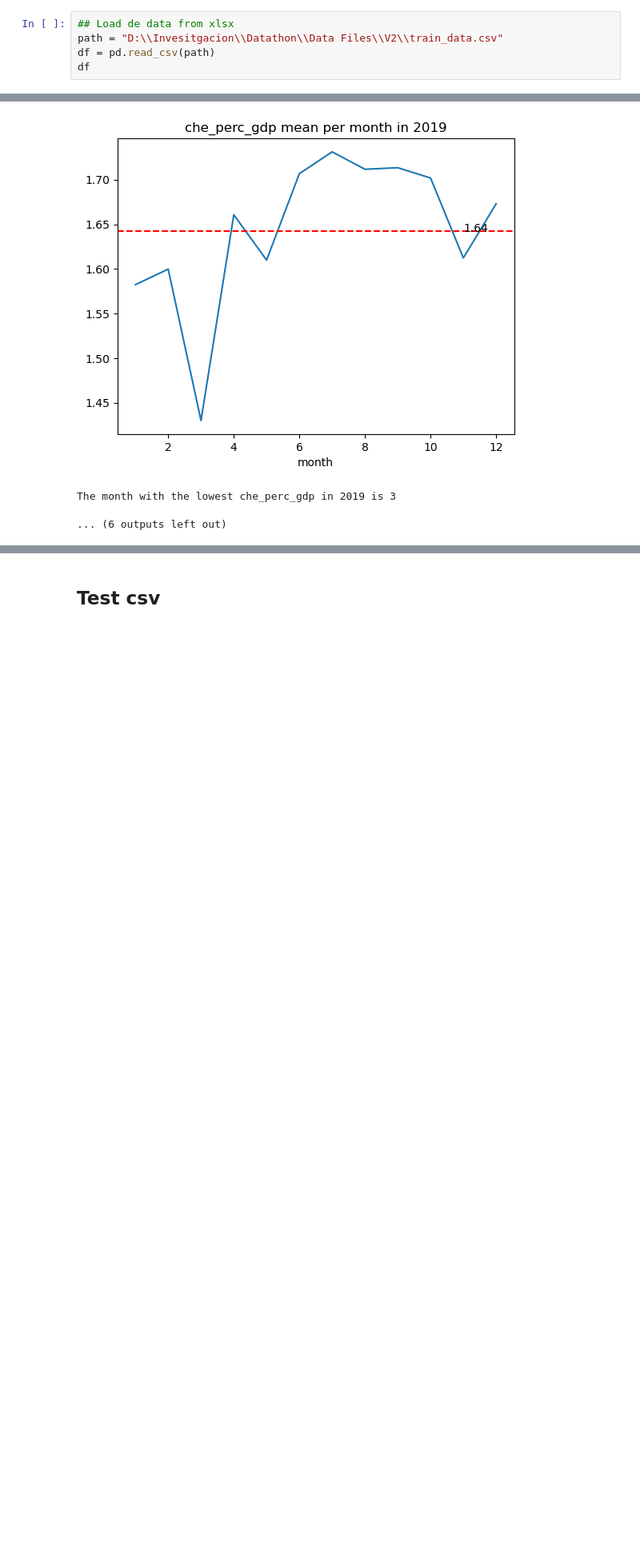
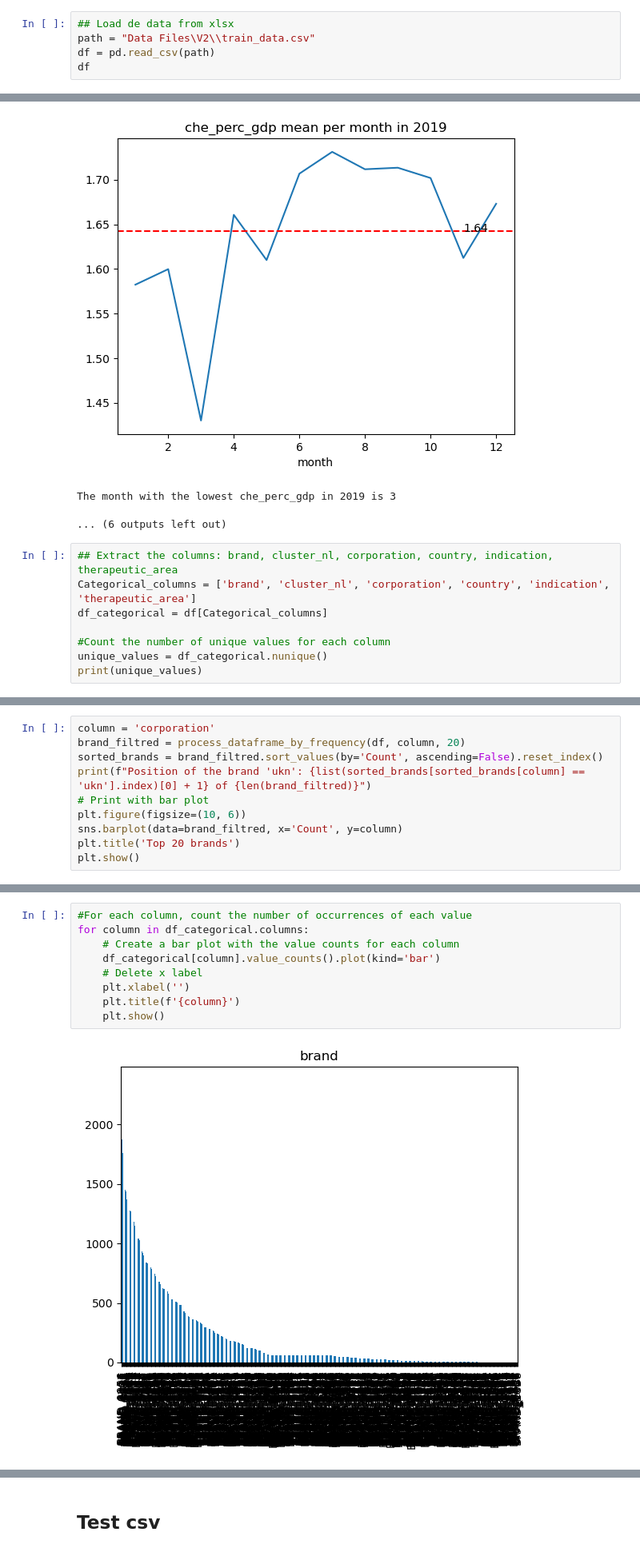
Before and after one commit to Mataas18/Datathon_Team20, a Jupyter notebook: Analysis.ipynb, the cells around one changed output, grey strips where cells are left out. Shown at 80% size. Drawn from its saved outputs; the diff is of its cells as text; blank space fills up the shorter version.

Commit message:
df processing

```diff
--- a/Analysis.ipynb
+++ b/Analysis.ipynb
@@ -5,7 +5,7 @@ import matplotlib.pyplot as plt
 import seaborn as sns
 # %%
 ## Load de data from xlsx
-path = "D:\\Invesitgacion\\Datathon\\Data Files\\V2\\train_data.csv"
+path = "Data Files\V2\\train_data.csv"
 df = pd.read_csv(path)
 df
 # %% [output]
@@ -216,3 +216,11 @@ The month with the lowest che_perc_gdp in 2018 is 6
 [figure]
 The month with the lowest che_perc_gdp in 2019 is 3
 ... (6 outputs left out)
+# %%
+## Extract the columns: brand, cluster_nl, corporation, country, indication, therapeutic_area
+Categorical_columns = ['brand', 'cluster_nl', 'corporation', 'country', 'indication', 'therapeutic_area']
+df_categorical = df[Categorical_columns]
+
+#Count the number of unique values for each column
+unique_values = df_categorical.nunique()
+print(unique_values)
@@ -218,0 +286,10 @@ The month with the lowest che_perc_gdp in 2019 is 3
+# %%
+column = 'corporation'
+brand_filtred = process_dataframe_by_frequency(df, column, 20)
+sorted_brands = brand_filtred.sort_values(by='Count', ascending=False).reset_index()
+print(f"Position of the brand 'ukn': {list(sorted_brands[sorted_brands[column] == 'ukn'].index)[0] + 1} of {len(brand_filtred)}")
+# Print with bar plot
+plt.figure(figsize=(10, 6))
+sns.barplot(data=brand_filtred, x='Count', y=column)
+plt.title('Top 20 brands')
+plt.show()
@@ -218,0 +298,11 @@ The month with the lowest che_perc_gdp in 2019 is 3
+# %%
+#For each column, count the number of occurrences of each value
+for column in df_categorical.columns:
+    # Create a bar plot with the value counts for each column
+    df_categorical[column].value_counts().plot(kind='bar')
+    # Delete x label
+    plt.xlabel('')
+    plt.title(f'{column}')
+    plt.show()
+# %% [output]
+[figure, added]
```
Also changed, not shown: parts of 8 cells of this notebook, 4 other files.
